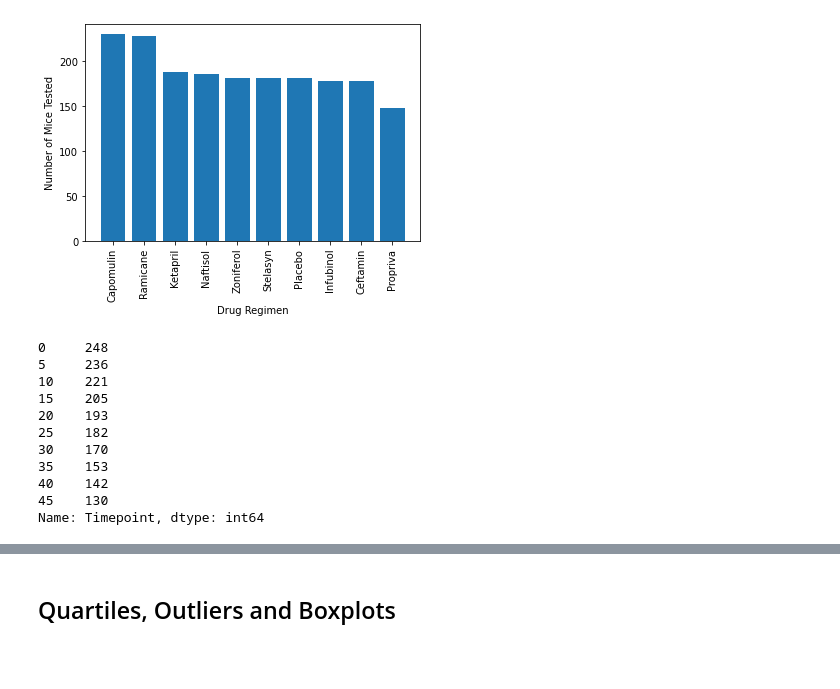
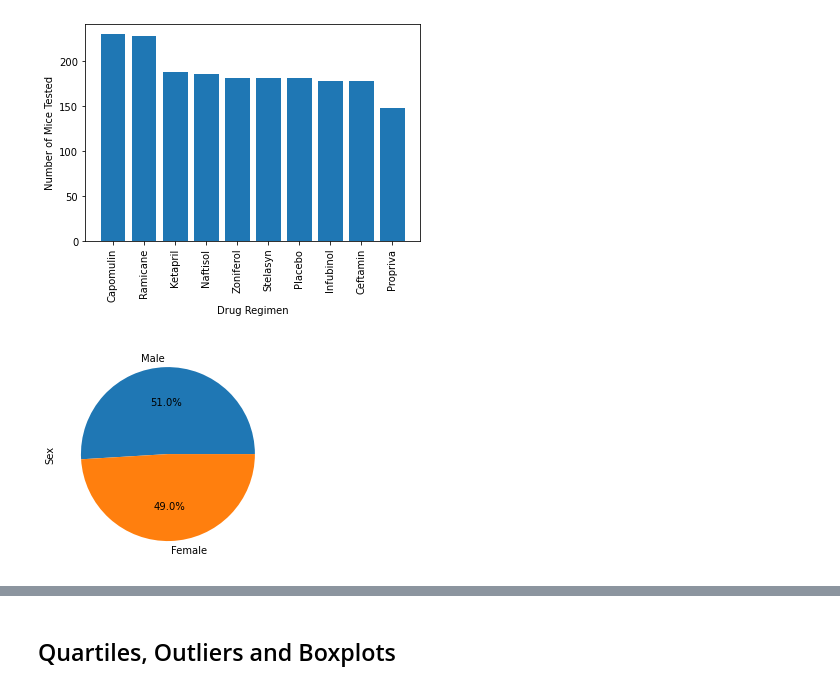
Before and after one commit to javrobs/matplotlib_challenge, a Jupyter notebook: Pymaceuticals/pymaceuticals_main.ipynb, the cells around one changed output, grey strips where cells are left out. Drawn from its saved outputs; the diff is of its cells as text; code cells hidden in the pictures; blank space fills up the shorter version.

```diff
--- a/Pymaceuticals/pymaceuticals_main.ipynb
+++ b/Pymaceuticals/pymaceuticals_main.ipynb
@@ -53,7 +54,7 @@ dupvalues
 array(['g989'], dtype=object)
 # %%
 # Optional: Get all the data for the duplicate mouse ID.
-droplines=data.loc[[(line in dupvalues) for line in data["Mouse ID"]]]
+droplines=data.loc[data["Mouse ID"].isin(dupvalues)]
 droplines
 # %% [output]
 |  | Mouse ID | Timepoint | Tumor Volume (mm3) | Metastatic Sites | Drug Regimen | Sex | Age_months | ... |
@@ -168,21 +169,12 @@ plt.xticks(xaxis,count.index,rotation=90)
 plt.show()
 # %% [output]
 [figure]
-# %%
-data_clean["Timepoint"].value_counts()
-# %% [output]
-0     248
-5     236
-10    221
-15    205
-20    193
-25    182
-30    170
-35    153
-40    142
-45    130
-Name: Timepoint, dtype: int64
 # %%
 # Generate a pie plot showing the distribution of female versus male mice using Pandas
+sex=data_clean["Sex"].value_counts()
+figure2=sex.plot(kind="pie",autopct='%.1f%%')
+plt.show()
+# %% [output]
+[figure, added]
 # %%
 # Generate a pie plot showing the distribution of female versus male mice using pyplot
```
Also changed, not shown: parts of 12 cells of this notebook, 1 other file.
